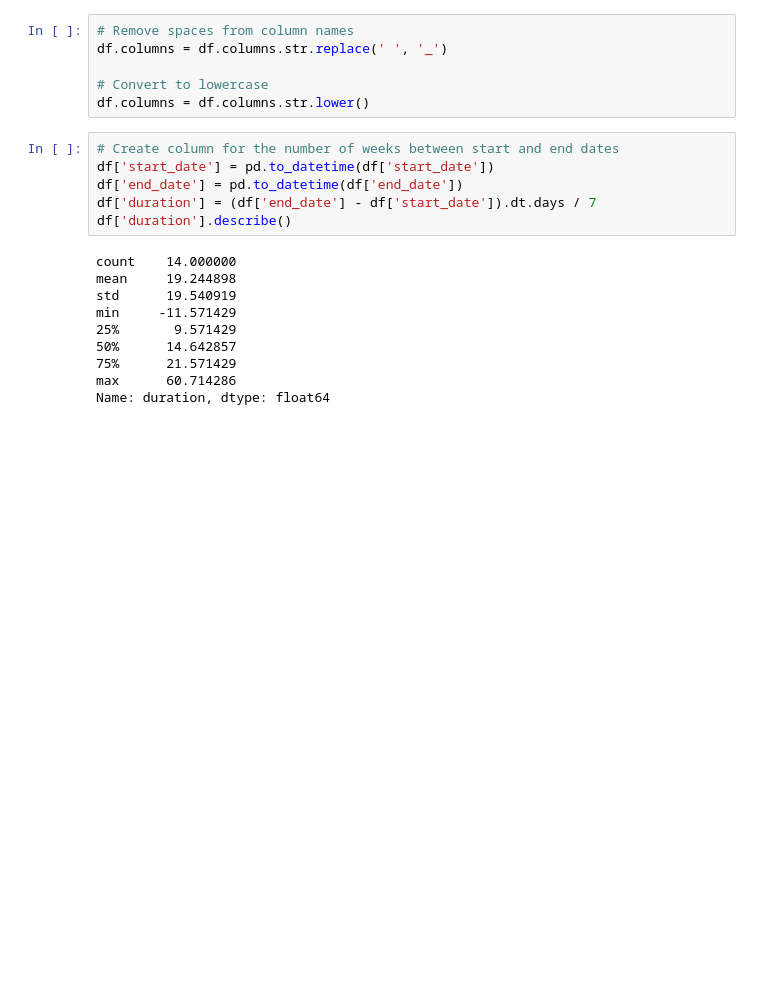
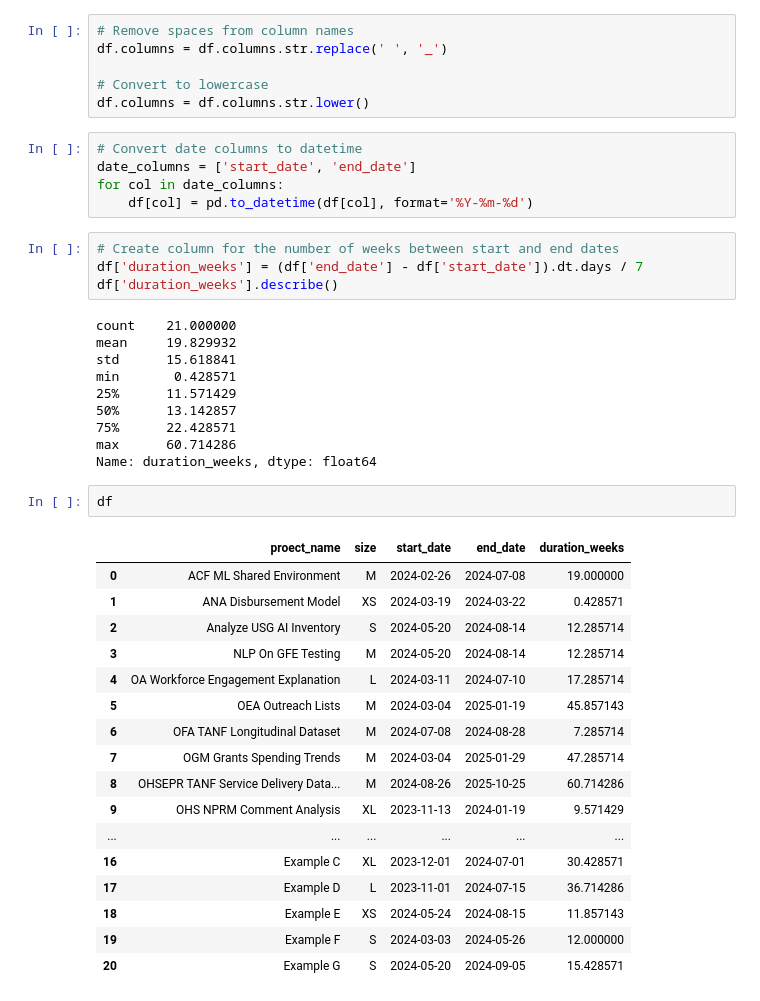
Before and after one commit to dbouquin/static_arch_project_vis, a Jupyter notebook: static_arch_project_vis.ipynb, the cells around one changed output. Cells and saved outputs as stored; diff of their text form; blank space fills up the shorter version.

```diff
--- a/static_arch_project_vis.ipynb
+++ b/static_arch_project_vis.ipynb
@@ -21,19 +19,42 @@ df.columns = df.columns.str.replace(' ', '_')
 
 # Convert to lowercase
 df.columns = df.columns.str.lower()
+# %%
+# Convert date columns to datetime
+date_columns = ['start_date', 'end_date']
+for col in date_columns:
+    df[col] = pd.to_datetime(df[col], format='%Y-%m-%d')
 # %%
 # Create column for the number of weeks between start and end dates
-df['start_date'] = pd.to_datetime(df['start_date'])
-df['end_date'] = pd.to_datetime(df['end_date'])
-df['duration'] = (df['end_date'] - df['start_date']).dt.days / 7
-df['duration'].describe()
+df['duration_weeks'] = (df['end_date'] - df['start_date']).dt.days / 7
+df['duration_weeks'].describe()
 # %% [output]
-count    14.000000
-mean     19.244898
-std      19.540919
-min     -11.571429
-25%       9.571429
-50%      14.642857
-75%      21.571429
+count    21.000000
+mean     19.829932
+std      15.618841
+min       0.428571
+25%      11.571429
+50%      13.142857
+75%      22.428571
 max      60.714286
-Name: duration, dtype: float64
+Name: duration_weeks, dtype: float64
+# %%
+df
+# %% [output]
+|  | proect_name | size | start_date | end_date | duration_weeks |
+| 0 | ACF ML Shared Environment | M | 2024-02-26 | 2024-07-08 | 19.000000 |
+| 1 | ANA Disbursement Model | XS | 2024-03-19 | 2024-03-22 | 0.428571 |
+| 2 | Analyze USG AI Inventory | S | 2024-05-20 | 2024-08-14 | 12.285714 |
+| 3 | NLP On GFE Testing | M | 2024-05-20 | 2024-08-14 | 12.285714 |
+| 4 | OA Workforce Engagement Explanation | L | 2024-03-11 | 2024-07-10 | 17.285714 |
+| 5 | OEA Outreach Lists | M | 2024-03-04 | 2025-01-19 | 45.857143 |
+| 6 | OFA TANF Longitudinal Dataset | M | 2024-07-08 | 2024-08-28 | 7.285714 |
+| 7 | OGM Grants Spending Trends | M | 2024-03-04 | 2025-01-29 | 47.285714 |
+| 8 | OHSEPR TANF Service Delivery Data... | M | 2024-08-26 | 2025-10-25 | 60.714286 |
+| 9 | OHS NPRM Comment Analysis | XL | 2023-11-13 | 2024-01-19 | 9.571429 |
+| ... | ... | ... | ... | ... | ... |
+| 16 | Example C | XL | 2023-12-01 | 2024-07-01 | 30.428571 |
+| 17 | Example D | L | 2023-11-01 | 2024-07-15 | 36.714286 |
+| 18 | Example E | XS | 2024-05-24 | 2024-08-15 | 11.857143 |
+| 19 | Example F | S | 2024-03-03 | 2024-05-26 | 12.000000 |
+| 20 | Example G | S | 2024-05-20 | 2024-09-05 | 15.428571 |
```
Also changed, not shown: parts of 4 cells of this notebook, 1 other file.
